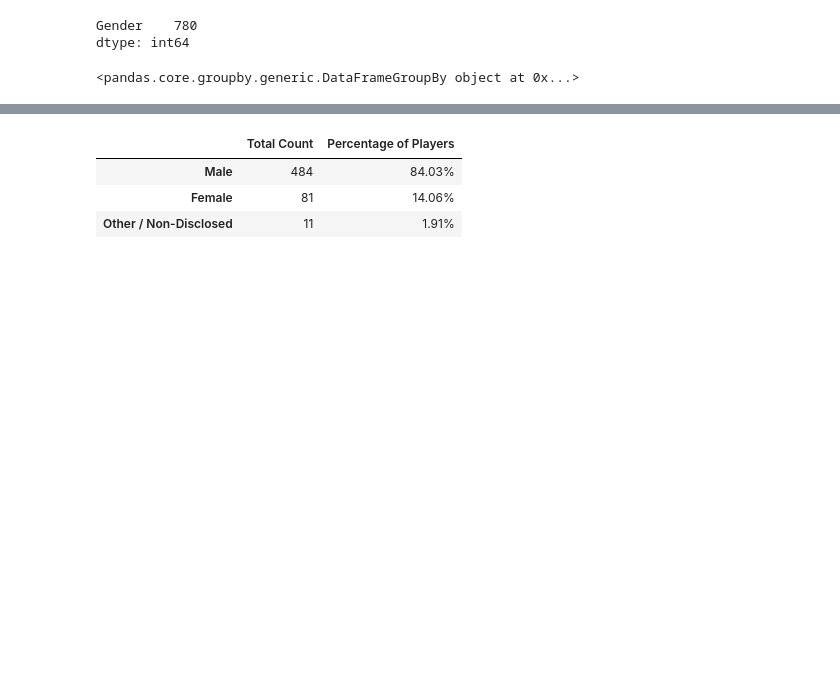
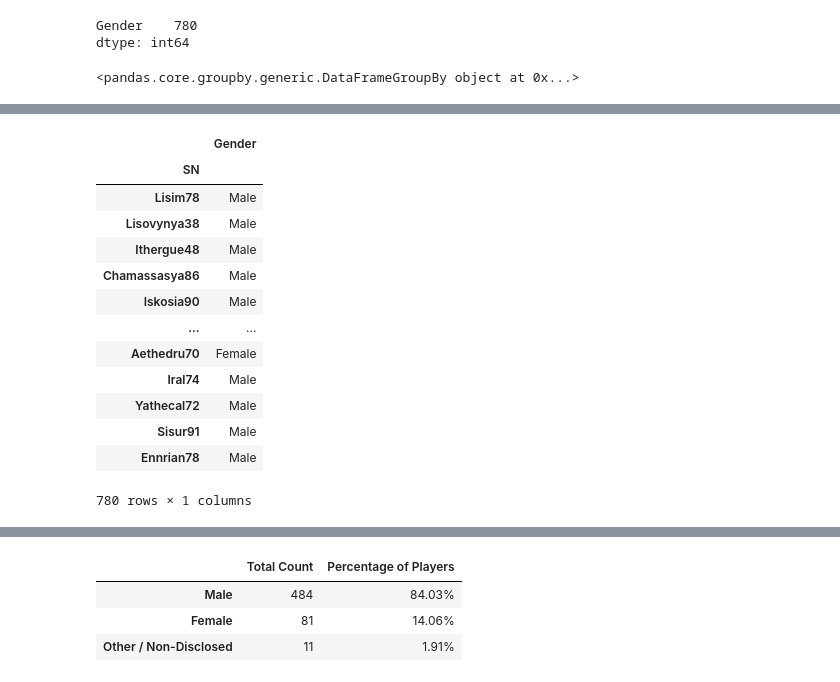
Before and after one commit to arcebri1/GamePurchasingDataAnalysis, a Jupyter notebook: HeroesOfPymoli/HeroesOfPymoli_starter.ipynb, the cells around one changed output, grey strips where cells are left out. Drawn from its saved outputs; the diff is of its cells as text; code cells hidden in the pictures; blank space fills up the shorter version.

```diff
--- a/HeroesOfPymoli/HeroesOfPymoli_starter.ipynb
+++ b/HeroesOfPymoli/HeroesOfPymoli_starter.ipynb
@@ -177,0 +205,17 @@ print(grouped_gender)
+# %%
+sn_df.loc[:, ["Gender"]]
+# %% [output]
+|  | Gender |
+| SN |  |
+| Lisim78 | Male |
+| Lisovynya38 | Male |
+| Ithergue48 | Male |
+| Chamassasya86 | Male |
+| Iskosia90 | Male |
+| ... | ... |
+| Aethedru70 | Female |
+| Iral74 | Male |
+| Yathecal72 | Male |
+| Sisur91 | Male |
+| Ennrian78 | Male |
+780 rows × 1 columns
```
Also changed, not shown: parts of 9 cells of this notebook.
